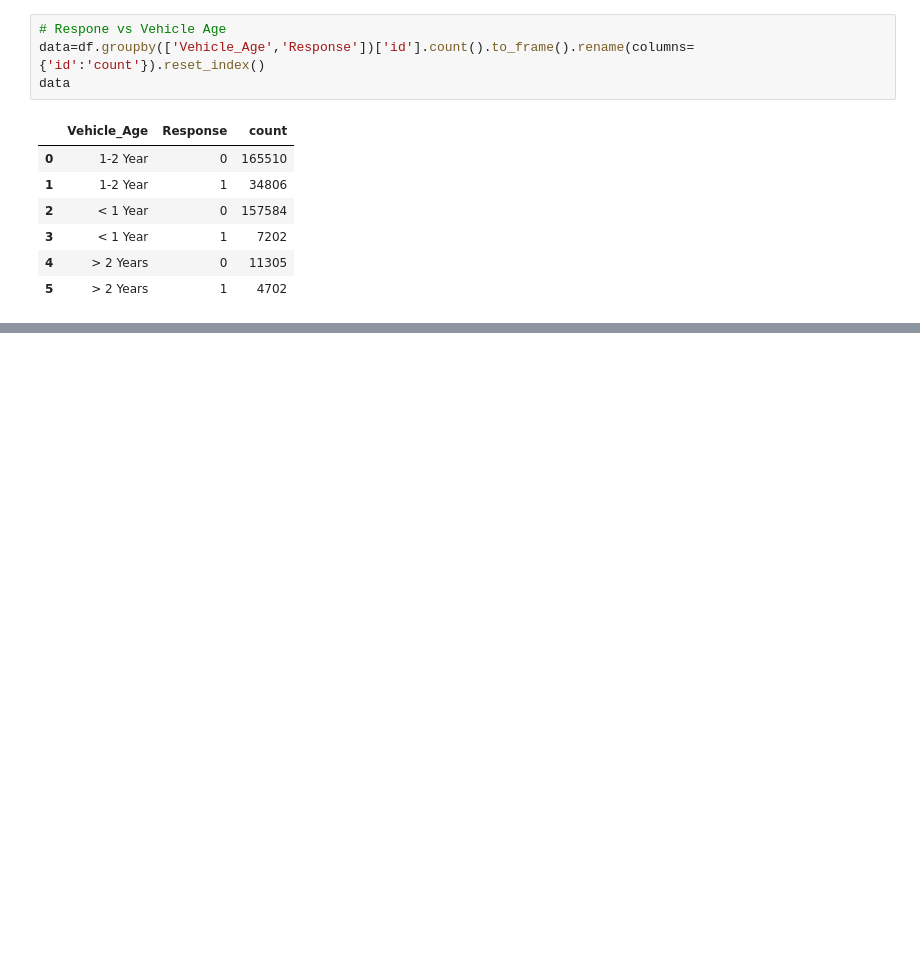
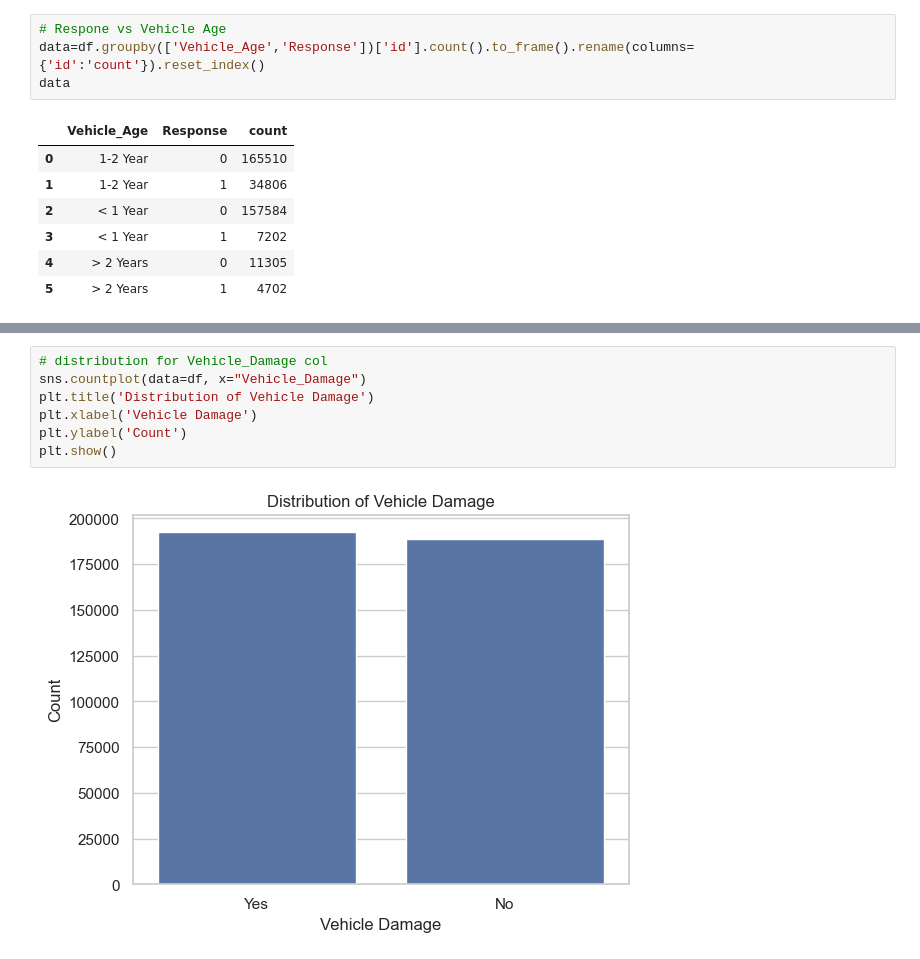
Before and after one commit to dhanushpavann/Vehicle-Insurance-Project, a Jupyter notebook: notebook/exp-notebook.ipynb, the cells around one changed output, grey strips where cells are left out. Cells and saved outputs as stored; diff of their text form; blank space fills up the shorter version.

```diff
--- a/notebook/exp-notebook.ipynb
+++ b/notebook/exp-notebook.ipynb
@@ -191,0 +197,9 @@ data
+# %%
+# distribution for Vehicle_Damage col
+sns.countplot(data=df, x="Vehicle_Damage")
+plt.title('Distribution of Vehicle Damage')
+plt.xlabel('Vehicle Damage')
+plt.ylabel('Count')
+plt.show()
+# %% [output]
+[figure, added]
```
Also changed, not shown: parts of 17 cells of this notebook.
